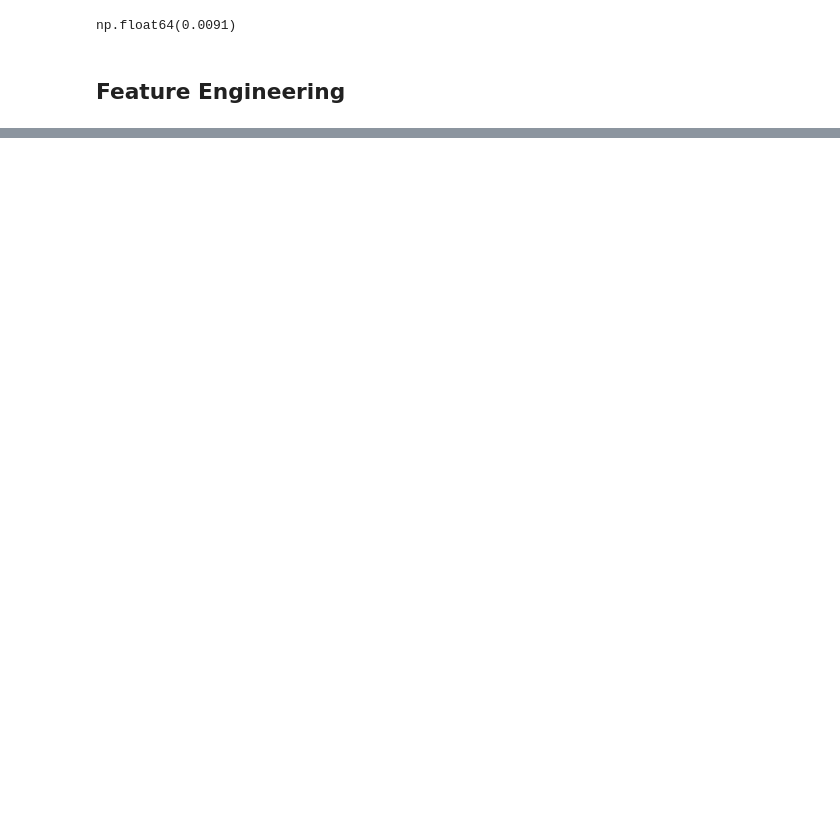
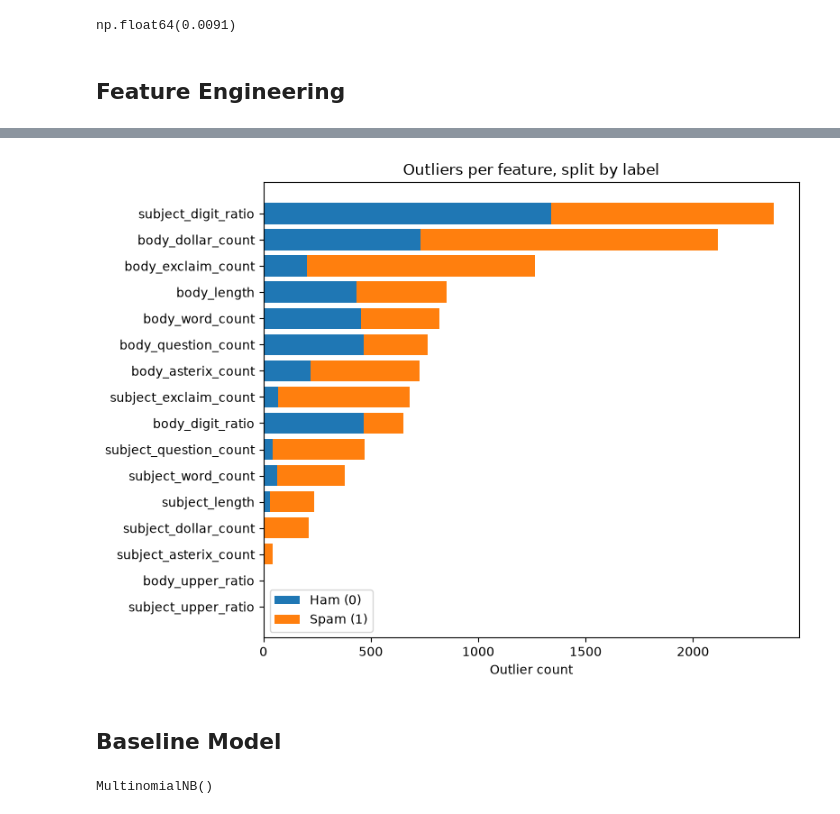
Before and after one commit to mabsimms/aiml-course-capstone, a Jupyter notebook: data-exploration.ipynb, the cells around one changed output, grey strips where cells are left out. Drawn from its saved outputs; the diff is of its cells as text; code cells hidden in the pictures; blank space fills up the shorter version.

```diff
--- a/data-exploration.ipynb
+++ b/data-exploration.ipynb
@@ -223,0 +241,46 @@ Matplotlib is building the font cache; this may take a moment.
+# %%
+# Look for outliers in numeric feature columns
+def find_outliers(df: pd.DataFrame, feature_cols: list[str], label_col : str) -> pd.DataFrame:
+    feature_cols = df[feature_cols].select_dtypes(include="number").columns.tolist()
+    rows = [ ]
+
+    for col in feature_cols:
+        q1 = df[col].quantile(0.25)
+        q3 = df[col].quantile(0.75)
+        iqr = q3 - q1
+        lower_bound = q1 - 1.5 * iqr
+        upper_bound = q3 + 1.5 * iqr
+
+        is_outlier = (df[col] < lower_bound) | (df[col] > upper_bound)
+
+        rows.append({
+            "feature": col,
+            "lower_bound": lower_bound,
+            "upper_bound": upper_bound,
+            "outlier_count": int(is_outlier.sum()),
+            "outlier_rate": is_outlier.mean(),
+            "label_mix": df.loc[is_outlier, label_col].value_counts(normalize=True).to_dict()
+        })
+
+    return pd.DataFrame(rows)
+# %%
+df_outlier_report = find_outliers(df_enron_featured, feature_cols, "Label")
+
+df_outlier_report["ham_count"] = df_outlier_report.apply(
+    lambda row: row["label_mix"].get(0, 0) * row["outlier_count"], axis=1
+)
+df_outlier_report["spam_count"] = df_outlier_report.apply(
+    lambda row: row["label_mix"].get(1, 0) * row["outlier_count"], axis=1
+)
+df_outlier_report = df_outlier_report.sort_values("outlier_count")
+
+fig, ax = plt.subplots(figsize=(8, 6))
+ax.barh(df_outlier_report["feature"], df_outlier_report["ham_count"], label="Ham (0)")
+ax.barh(df_outlier_report["feature"], df_outlier_report["spam_count"], left=df_outlier_report["ham_count"], label="Spam (1)")
+ax.set_xlabel("Outlier count")
+ax.set_title("Outliers per feature, split by label")
+ax.legend()
+plt.tight_layout()
+plt.show()
+# %% [output]
+[figure, added]
@@ -223,0 +291,2 @@ Matplotlib is building the font cache; this may take a moment.
+# %% [markdown]
+## Baseline Model
@@ -223,0 +311,7 @@ Matplotlib is building the font cache; this may take a moment.
+# %%
+# Per https://scikit-learn.org/stable/modules/naive_bayes.html, use Multinomial Naive Bayes as the
+# text data is multinomially distributed
+base_model = MultinomialNB()
+base_model.fit(X_train, df_train["Label"])
+# %% [output]
+MultinomialNB()
```
Also changed, not shown: parts of 20 cells of this notebook, 3 other files.
